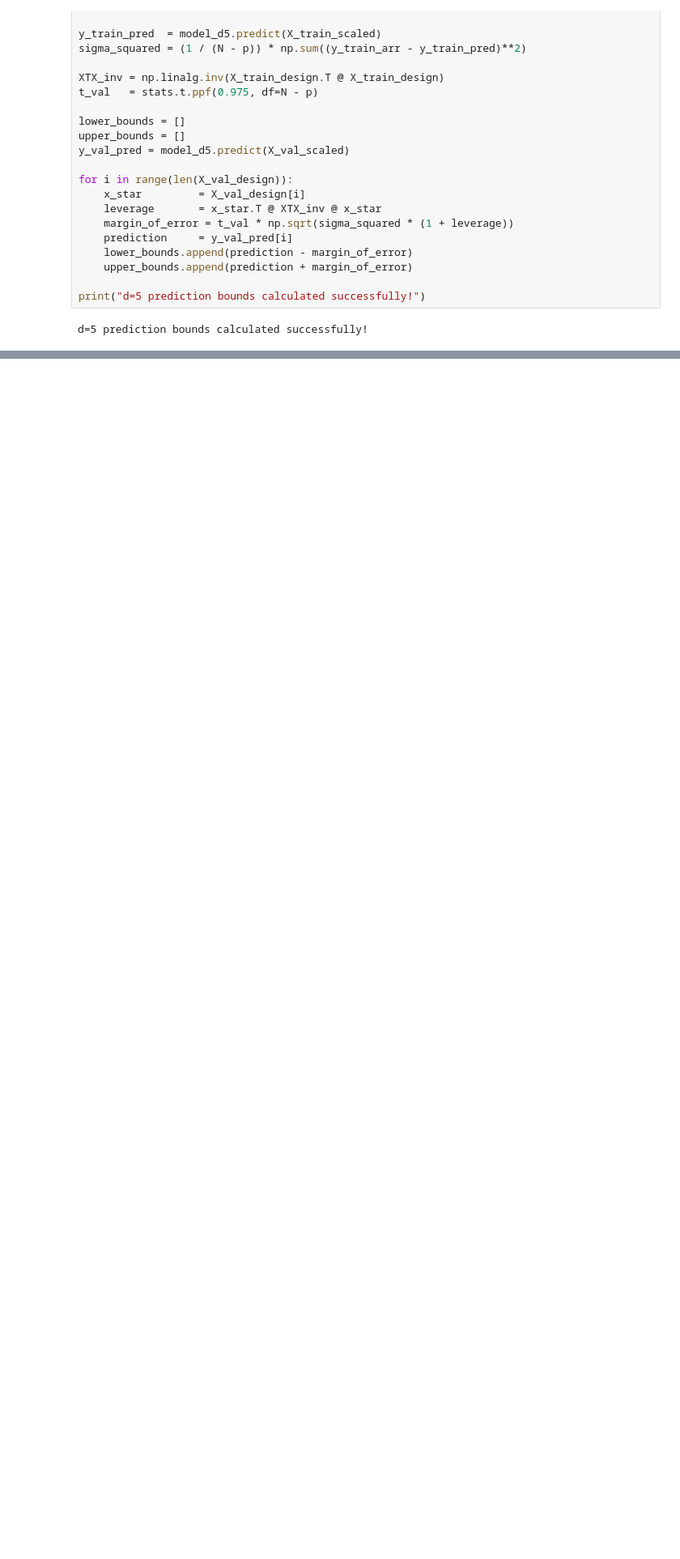
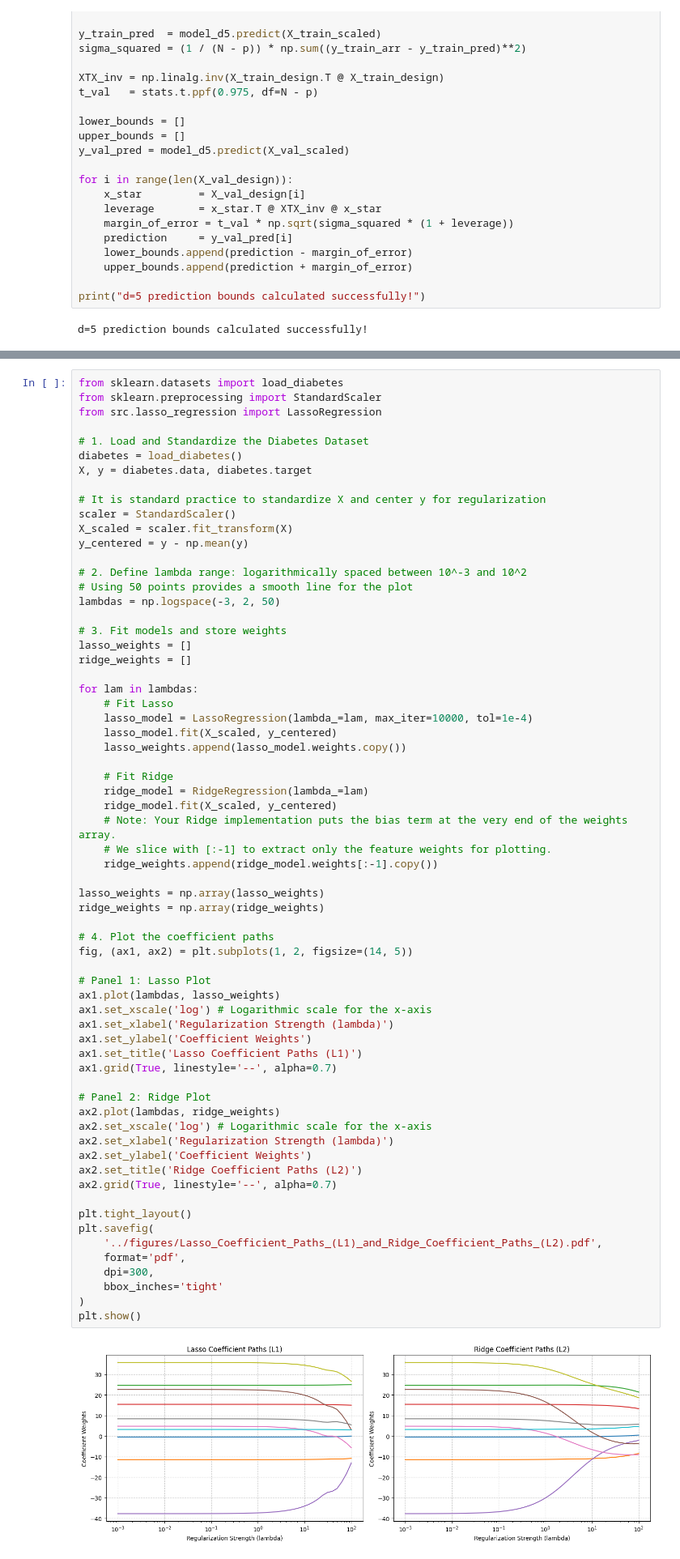
Before and after one commit to emilahmedli5/Linear-Models-Regularization-and-Classification-from-scratch, a Jupyter notebook: notebooks/hw2_analysis.ipynb, the cells around one changed output, grey strips where cells are left out. Shown at 81% size. Saved outputs shown, nothing was run; the diff lists cells and outputs as text; blank space fills up the shorter version.

```diff
--- a/notebooks/hw2_analysis.ipynb
+++ b/notebooks/hw2_analysis.ipynb
@@ -300,0 +345,67 @@ plt.show()
+# %%
+from sklearn.datasets import load_diabetes
+from sklearn.preprocessing import StandardScaler
+from src.lasso_regression import LassoRegression
+
+# 1. Load and Standardize the Diabetes Dataset
+diabetes = load_diabetes()
+X, y = diabetes.data, diabetes.target
+
+# It is standard practice to standardize X and center y for regularization
+scaler = StandardScaler()
+X_scaled = scaler.fit_transform(X)
+y_centered = y - np.mean(y)
+
+# 2. Define lambda range: logarithmically spaced between 10^-3 and 10^2
+# Using 50 points provides a smooth line for the plot
+lambdas = np.logspace(-3, 2, 50)
+
+# 3. Fit models and store weights
+lasso_weights = []
+ridge_weights = []
+
+for lam in lambdas:
+    # Fit Lasso
+    lasso_model = LassoRegression(lambda_=lam, max_iter=10000, tol=1e-4)
+    lasso_model.fit(X_scaled, y_centered)
+    lasso_weights.append(lasso_model.weights.copy())
+
+    # Fit Ridge
+    ridge_model = RidgeRegression(lambda_=lam)
+    ridge_model.fit(X_scaled, y_centered)
+    # Note: Your Ridge implementation puts the bias term at the very end of the weights array.
+    # We slice with [:-1] to extract only the feature weights for plotting.
+    ridge_weights.append(ridge_model.weights[:-1].copy())
+
+lasso_weights = np.array(lasso_weights)
+ridge_weights = np.array(ridge_weights)
+
+# 4. Plot the coefficient paths
+fig, (ax1, ax2) = plt.subplots(1, 2, figsize=(14, 5))
+
+# Panel 1: Lasso Plot
+ax1.plot(lambdas, lasso_weights)
+ax1.set_xscale('log') # Logarithmic scale for the x-axis
+ax1.set_xlabel('Regularization Strength (lambda)')
+ax1.set_ylabel('Coefficient Weights')
+ax1.set_title('Lasso Coefficient Paths (L1)')
+ax1.grid(True, linestyle='--', alpha=0.7)
+
+# Panel 2: Ridge Plot
+ax2.plot(lambdas, ridge_weights)
+ax2.set_xscale('log') # Logarithmic scale for the x-axis
+ax2.set_xlabel('Regularization Strength (lambda)')
+ax2.set_ylabel('Coefficient Weights')
+ax2.set_title('Ridge Coefficient Paths (L2)')
+ax2.grid(True, linestyle='--', alpha=0.7)
+
+plt.tight_layout()
+plt.savefig(
+    '../figures/Lasso_Coefficient_Paths_(L1)_and_Ridge_Coefficient_Paths_(L2).pdf',
+    format='pdf',
+    dpi=300,
+    bbox_inches='tight'
+)
+plt.show()
+# %% [output]
+[figure, added]
```
Also changed, not shown: parts of 3 cells of this notebook, 4 other files.
